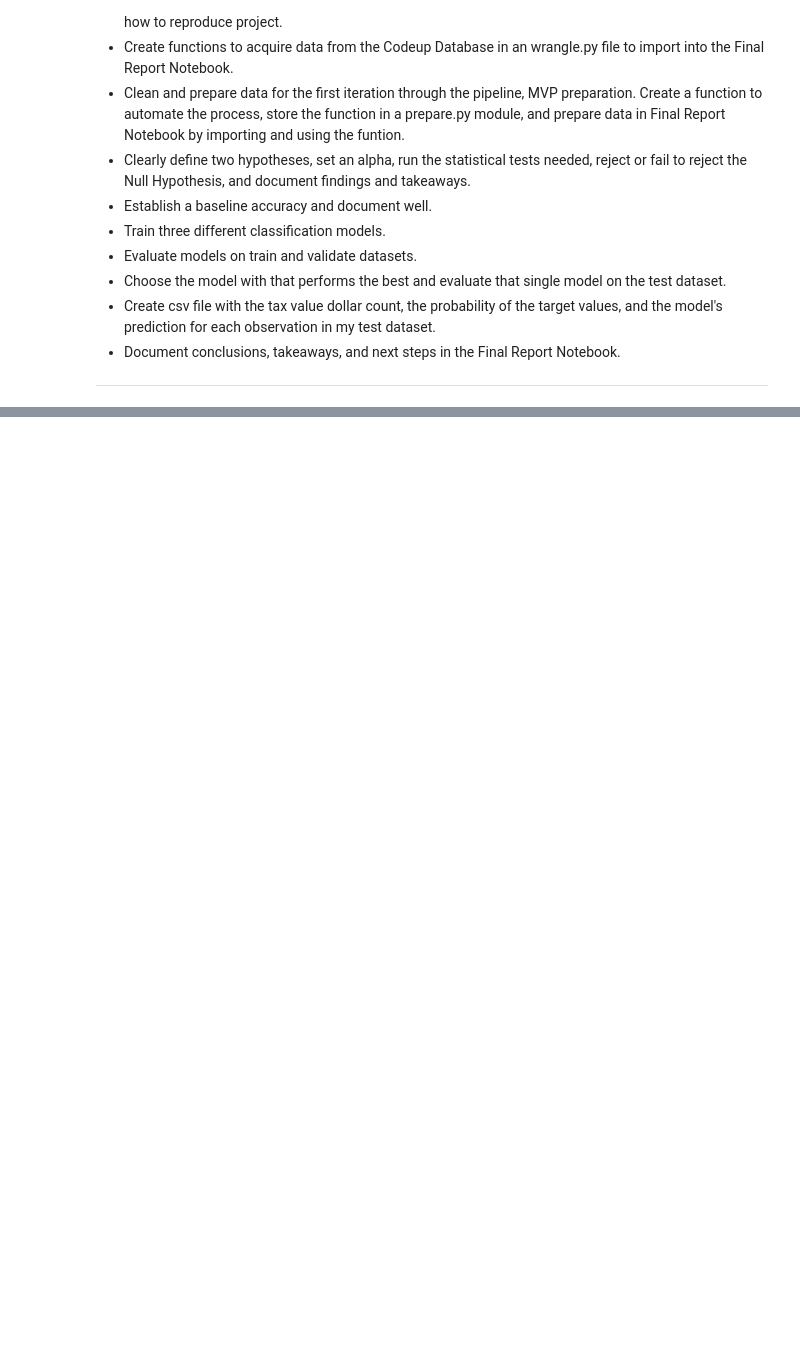
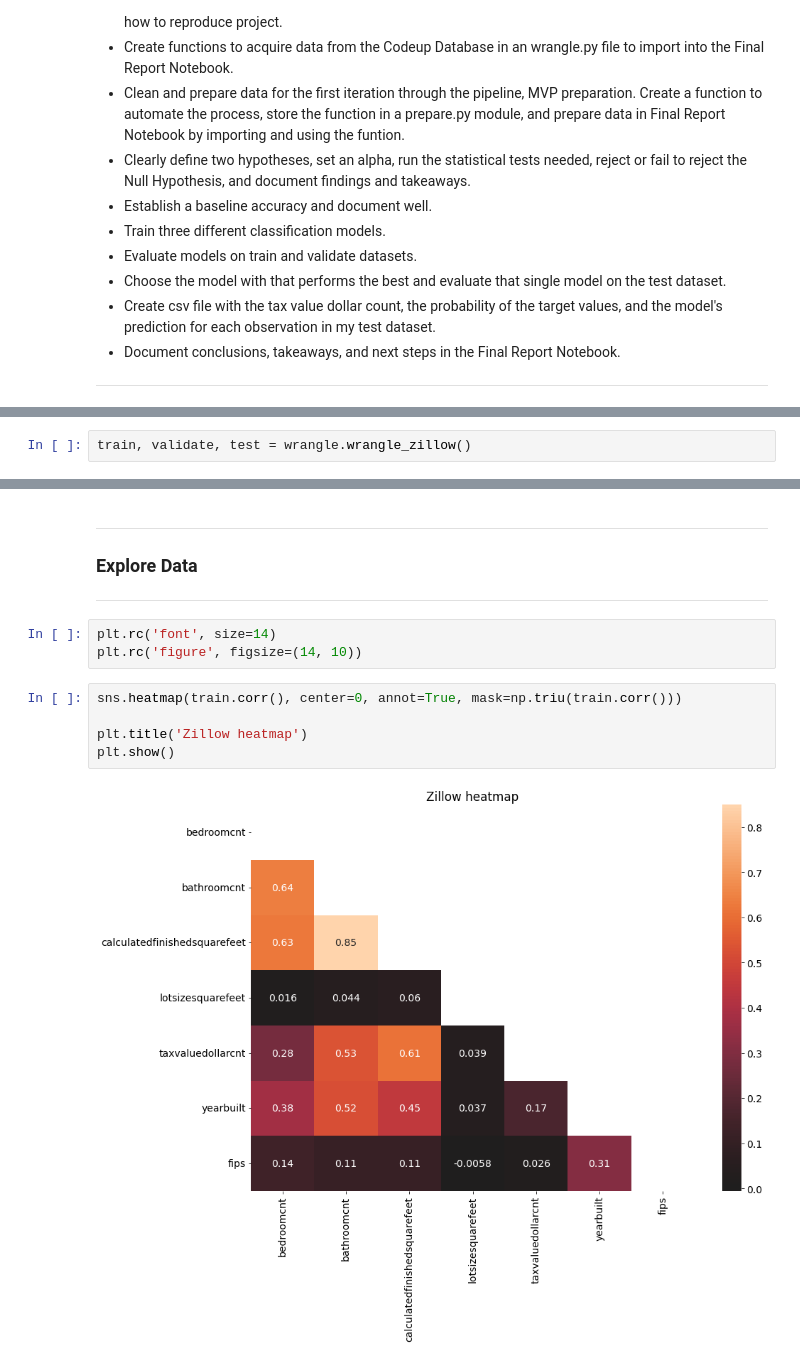
Before and after one commit to Jason-R-Turner/proj_zillow_home_value, a Jupyter notebook: final_report.ipynb, the cells around one changed output, grey strips where cells are left out. Saved outputs shown, nothing was run; the diff lists cells and outputs as text; blank space fills up the shorter version.

```diff
--- a/final_report.ipynb
+++ b/final_report.ipynb
@@ -29,0 +103,2 @@
+# %%
+train, validate, test = wrangle.wrangle_zillow()
@@ -29,0 +121,14 @@
+# %% [markdown]
+***
+### Explore Data
+***
+# %%
+plt.rc('font', size=14)
+plt.rc('figure', figsize=(14, 10))
+# %%
+sns.heatmap(train.corr(), center=0, annot=True, mask=np.triu(train.corr()))
+
+plt.title('Zillow heatmap')
+plt.show()
+# %% [output]
+[figure, added]
```
Also changed, not shown: parts of 58 cells of this notebook, 5 other files.
